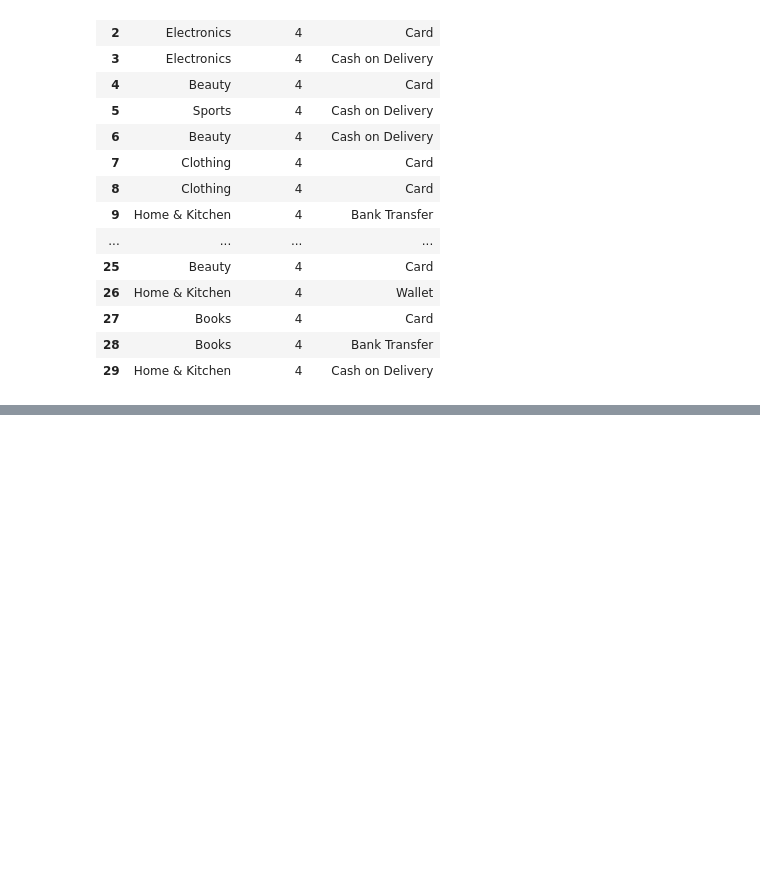
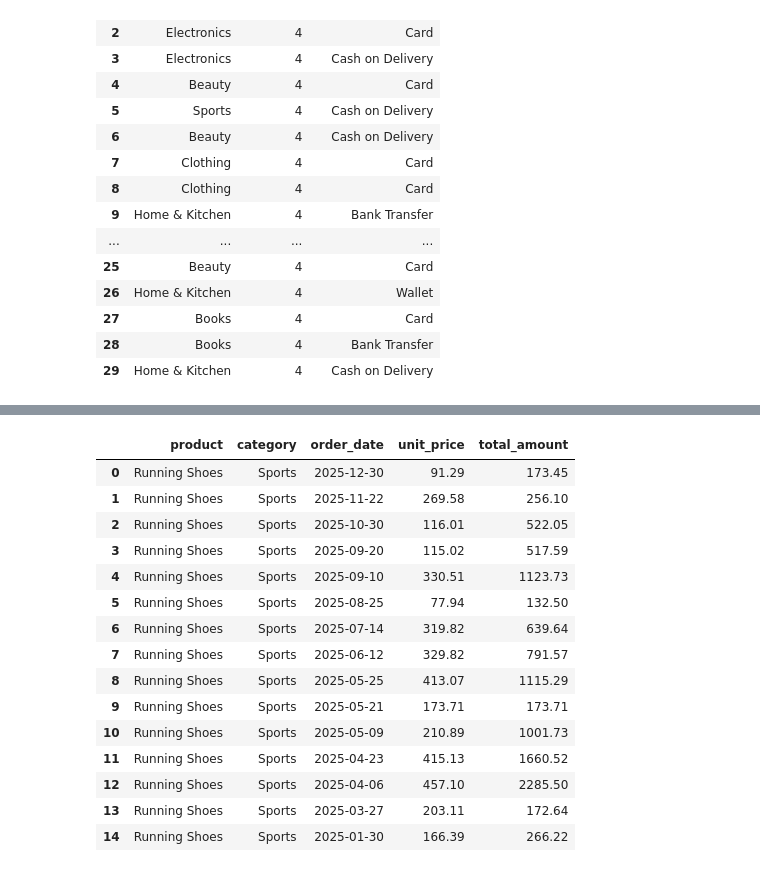
Before and after one commit to Thomasayanfeoluwa/2026-Python-Training-Class---Tutorial-For-Beginners, a Jupyter notebook: SQL Assignments and Solutions/sqlite3.ipynb, the cells around one changed output, grey strips where cells are left out. Drawn from its saved outputs; the diff is of its cells as text; code cells hidden in the pictures; blank space fills up the shorter version.

```diff
--- a/SQL Assignments and Solutions/sqlite3.ipynb
+++ b/SQL Assignments and Solutions/sqlite3.ipynb
@@ -252,3 +252,28 @@ run_sql("""
 | 17 | 57 | 1212 | 2025-12-12 | Wireless Headphones | 20 | Kano |
 | 18 | 397 | 1074 | 2025-12-11 | Cotton T-Shirt | 10 | Kano |
 | 19 | 198 | 1031 | 2025-12-11 | Laptop Stand | 20 | Kano |
+# %%
+run_sql("""
+    SELECT product, category, order_date, unit_price, total_amount
+    FROM orders
+    WHERE product = "Running Shoes" AND category = "Sports"
+    ORDER BY order_date DESC
+    LIMIT 20;
+""")
+# %% [output]
+|  | product | category | order_date | unit_price | total_amount |
+| 0 | Running Shoes | Sports | 2025-12-30 | 91.29 | 173.45 |
+| 1 | Running Shoes | Sports | 2025-11-22 | 269.58 | 256.10 |
+| 2 | Running Shoes | Sports | 2025-10-30 | 116.01 | 522.05 |
+| 3 | Running Shoes | Sports | 2025-09-20 | 115.02 | 517.59 |
+| 4 | Running Shoes | Sports | 2025-09-10 | 330.51 | 1123.73 |
+| 5 | Running Shoes | Sports | 2025-08-25 | 77.94 | 132.50 |
+| 6 | Running Shoes | Sports | 2025-07-14 | 319.82 | 639.64 |
+| 7 | Running Shoes | Sports | 2025-06-12 | 329.82 | 791.57 |
+| 8 | Running Shoes | Sports | 2025-05-25 | 413.07 | 1115.29 |
+| 9 | Running Shoes | Sports | 2025-05-21 | 173.71 | 173.71 |
+| 10 | Running Shoes | Sports | 2025-05-09 | 210.89 | 1001.73 |
+| 11 | Running Shoes | Sports | 2025-04-23 | 415.13 | 1660.52 |
+| 12 | Running Shoes | Sports | 2025-04-06 | 457.10 | 2285.50 |
+| 13 | Running Shoes | Sports | 2025-03-27 | 203.11 | 172.64 |
+| 14 | Running Shoes | Sports | 2025-01-30 | 166.39 | 266.22 |
```
Also changed, not shown: 3 other files.
